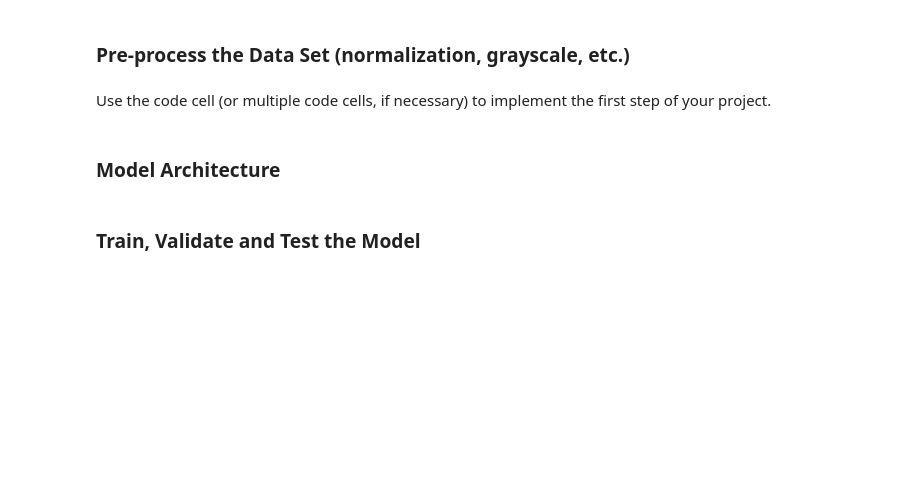
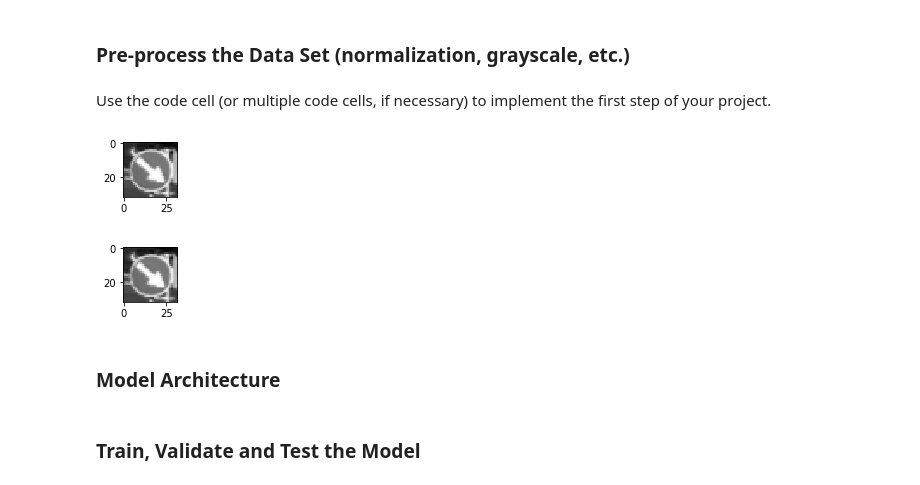
Before and after one commit to sf624/CarND-Traffic-Sign-Classifier-Project, a Jupyter notebook: Traffic_Sign_Classifier.ipynb, the cells around one changed output. Saved outputs shown, nothing was run; the diff lists cells and outputs as text; code cells hidden in the pictures; blank space fills up the shorter version.

```diff
--- a/Traffic_Sign_Classifier.ipynb
+++ b/Traffic_Sign_Classifier.ipynb
@@ -131,25 +145,33 @@ Use the code cell (or multiple code cells, if necessary) to implement the first
 # %%
 ### Preprocess the data here. Preprocessing steps could include normalization, converting to grayscale, etc.
 ### Feel free to use as many code cells as needed.
 
 # Convert to grayscale.
 X_train = np.mean(X_train, axis = 3, keepdims = True)
 X_validation = np.mean(X_validation, axis = 3, keepdims = True)
 X_test = np.mean(X_test, axis = 3, keepdims = True)
+
+image = X_train[index].squeeze()
+plt.figure(figsize=(1,1))
+plt.imshow(image, cmap="gray")
+plt.savefig("grayscale.png")
 
 # Normalize to eliminate effect of light
 for image in X_train:
     image[:] = (image-np.mean(image))/np.std(image)
 
 for image in X_validation:
     image[:] = (image-np.mean(image))/np.std(image)
 
 for image in X_test:
     image[:] = (image-np.mean(image))/np.std(image)
 
 # Shuffle training data to eliminate effect of images' order.
 from sklearn.utils import shuffle
 X_train, y_train = shuffle(X_train, y_train)
+# %% [output]
+[figure, added]
+[figure, added]
 # %% [markdown]
 ### Model Architecture
 # %%
```
Also changed, not shown: parts of 1 cell of this notebook, 5 other files.
